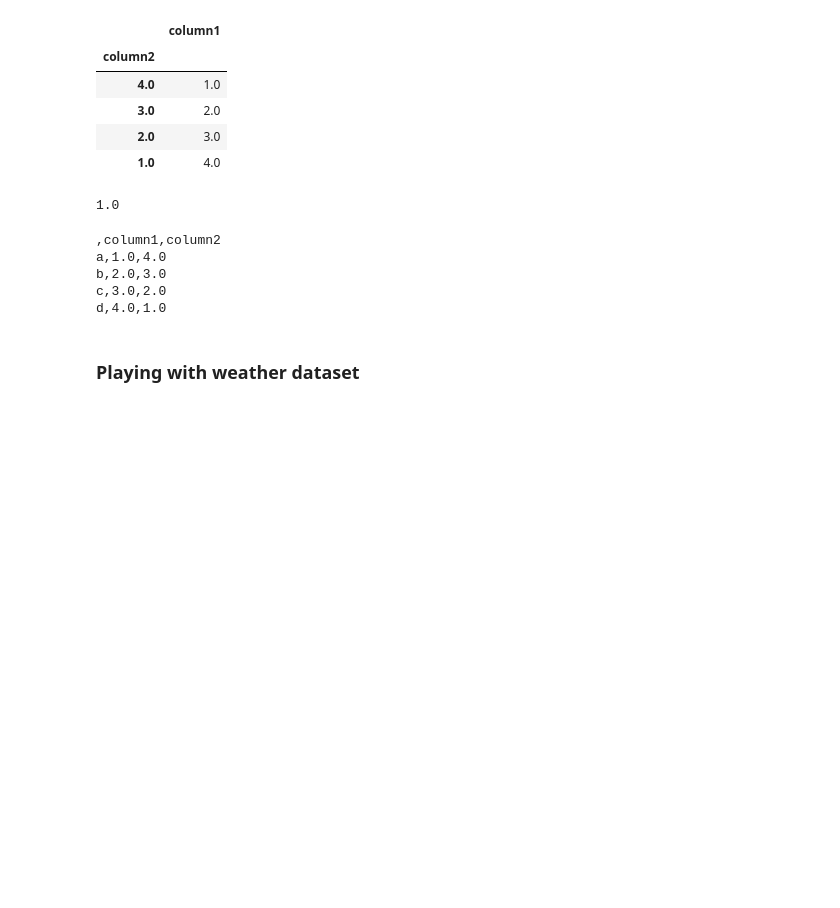
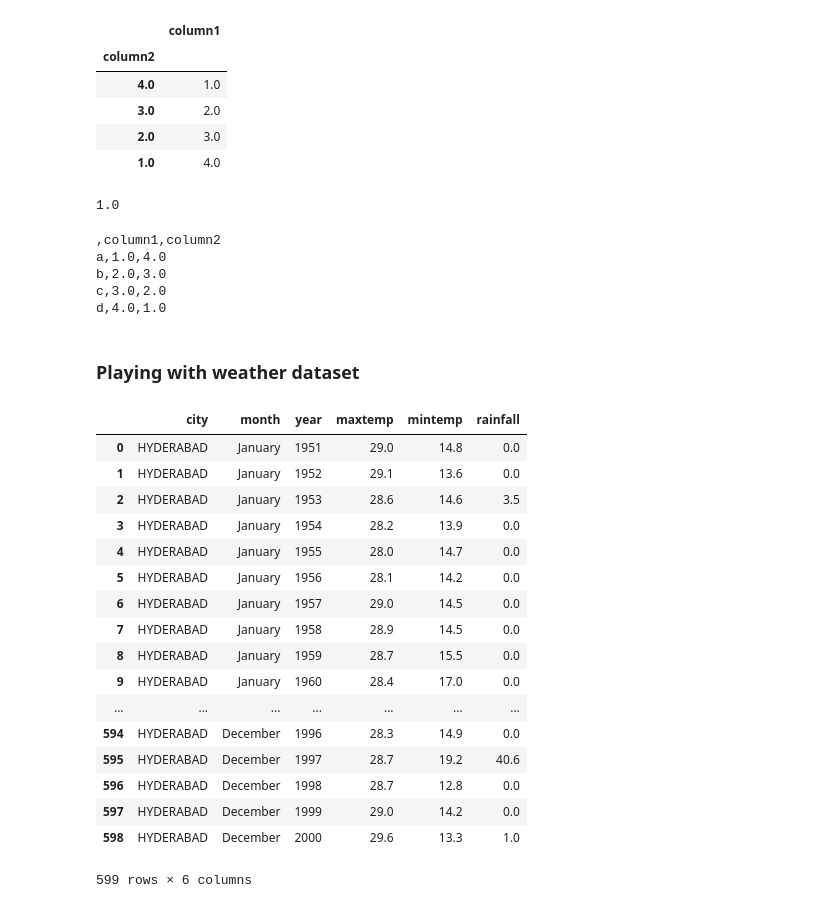
Before and after one commit to vikipedia/python-trainings, a Jupyter notebook: advanced/pandas.ipynb, the cells around one changed output. Saved outputs shown, nothing was run; the diff lists cells and outputs as text; code cells hidden in the pictures; blank space fills up the shorter version.

```diff
--- a/advanced/pandas.ipynb
+++ b/advanced/pandas.ipynb
@@ -191,0 +196,21 @@ d,4.0,1.0
+# %%
+df
+# %% [output]
+|  | city | month | year | maxtemp | mintemp | rainfall |
+| 0 | HYDERABAD | January | 1951 | 29.0 | 14.8 | 0.0 |
+| 1 | HYDERABAD | January | 1952 | 29.1 | 13.6 | 0.0 |
+| 2 | HYDERABAD | January | 1953 | 28.6 | 14.6 | 3.5 |
+| 3 | HYDERABAD | January | 1954 | 28.2 | 13.9 | 0.0 |
+| 4 | HYDERABAD | January | 1955 | 28.0 | 14.7 | 0.0 |
+| 5 | HYDERABAD | January | 1956 | 28.1 | 14.2 | 0.0 |
+| 6 | HYDERABAD | January | 1957 | 29.0 | 14.5 | 0.0 |
+| 7 | HYDERABAD | January | 1958 | 28.9 | 14.5 | 0.0 |
+| 8 | HYDERABAD | January | 1959 | 28.7 | 15.5 | 0.0 |
+| 9 | HYDERABAD | January | 1960 | 28.4 | 17.0 | 0.0 |
+| ... | ... | ... | ... | ... | ... | ... |
+| 594 | HYDERABAD | December | 1996 | 28.3 | 14.9 | 0.0 |
+| 595 | HYDERABAD | December | 1997 | 28.7 | 19.2 | 40.6 |
+| 596 | HYDERABAD | December | 1998 | 28.7 | 12.8 | 0.0 |
+| 597 | HYDERABAD | December | 1999 | 29.0 | 14.2 | 0.0 |
+| 598 | HYDERABAD | December | 2000 | 29.6 | 13.3 | 1.0 |
+599 rows × 6 columns
```
Also changed, not shown: parts of 29 cells of this notebook, 1 other file.
